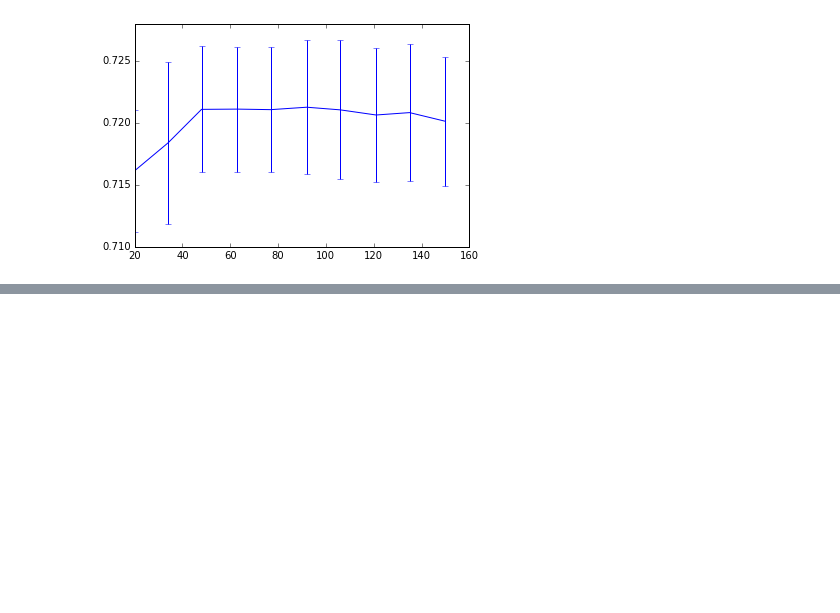
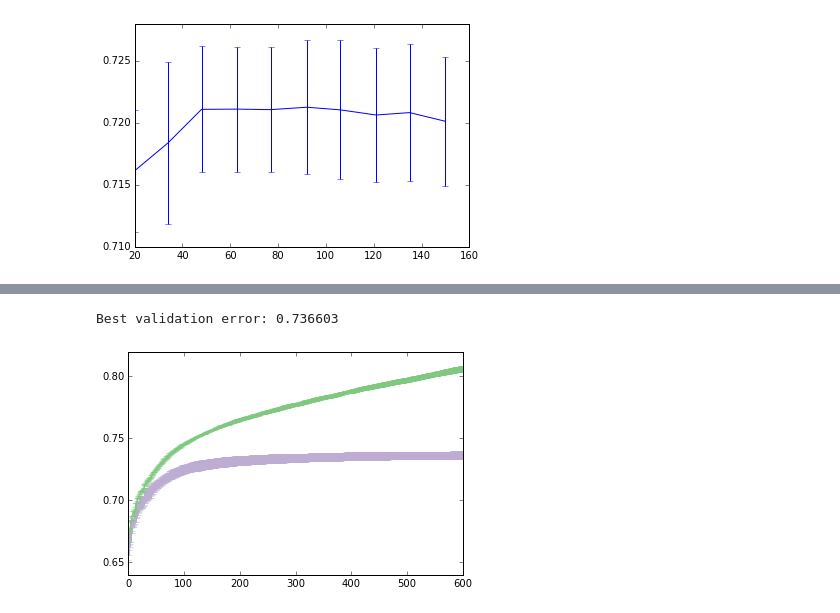
Before and after one commit to dudevil/dm-chemistry, a Jupyter notebook: eda.ipynb, the cells around one changed output, grey strips where cells are left out. Saved outputs shown, nothing was run; the diff lists cells and outputs as text; code cells hidden in the pictures; blank space fills up the shorter version.

Commit message:
Further work. kmeans, gbms, feature engeneering + xgboost

```diff
--- a/eda.ipynb
+++ b/eda.ipynb
@@ -14,7 +14,7 @@ os.environ['MKL_DYNAMIC'] = 'FALSE'
 
 
 n_rows = 3413011 # number of observations in a csv
-n_samples = 50000 # number of observations to read randomply
+n_samples = 100000 # number of observations to read randomply
 
 X = pd.read_csv("./data/algomostchem_train.txt", header=None, index_col=None, nrows=n_samples, dtype=np.float)
 Y = pd.read_csv("./data/algomostchem_trainY.txt", header=None, index_col=None, nrows=n_samples, names=['target'])
@@ -867,0 +958,22 @@ print('Best CV-score: %f with %d trees.' % (np.max(cv_scores[:, 0]), n_trees[np.
+# %%
+import sys
+sys.path.append('xgboost/wrapper/')
+import xgboost as xgb
+from sklearn.cross_validation import train_test_split
+
+X_train, X_test, y_train, y_test = train_test_split(X, Y, test_size=0.2)
+
+dtrain = xgb.DMatrix(X_train, label=y_train)
+deval = xgb.DMatrix(X_test, y_test)
+
+param = {'bst:max_depth':5,
+         'bst:eta':0.05,
+         'silent':1,
+         'objective':'binary:logistic',
+         'eval_metric' : 'auc',
+         'colsample_bytree' : 0.8,
+         'nthread' : 4,}
+
+evallist  = [(deval,'eval'), (dtrain,'train')]
+niter = 600
+cvres = xgb.cv(param, dtrain, niter, metrics=['auc'], seed=20)
@@ -867,0 +998,17 @@ print('Best CV-score: %f with %d trees.' % (np.max(cv_scores[:, 0]), n_trees[np.
+# %%
+# max-depth=4
+import re
+
+expr = "\[(\d+)\]\tcv-test-auc:(0\.\d+)\+(0\.\d+)\tcv-train-auc:(0\.\d+)\+(0\.\d+)"
+cv_res = np.array(map(lambda s: re.match(expr, s).groups(), cvres), dtype=np.float)
+
+eval_color = list(map(lambda x: x / 256.0, (190, 174, 212)))
+train_color = list(map(lambda x: x / 256.0, (127, 201, 127)))
+
+
+plt.errorbar(cv_res[:,0], cv_res[:,1],yerr=cv_res[:,2] , label='Validation Error', color=eval_color)
+plt.errorbar(cv_res[:,0], cv_res[:,3],yerr=cv_res[:,4] , label='Train Error', color=train_color)
+print("Best validation error: %f" % max(cv_res[:,1]))
+# %% [output]
+Best validation error: 0.736603
+[figure, added]
```
Also changed, not shown: parts of 10 cells of this notebook.
